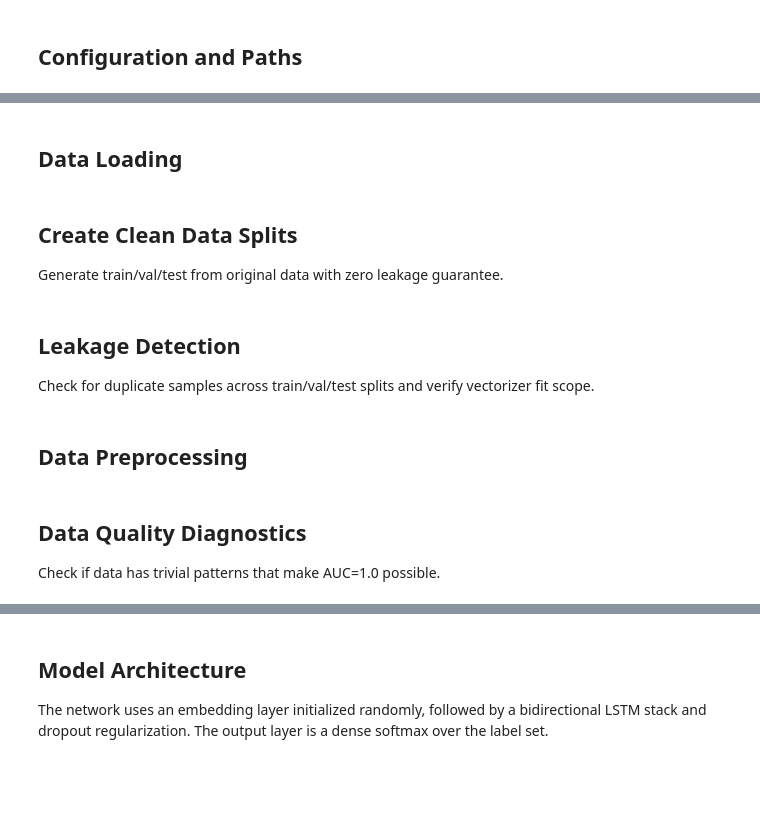
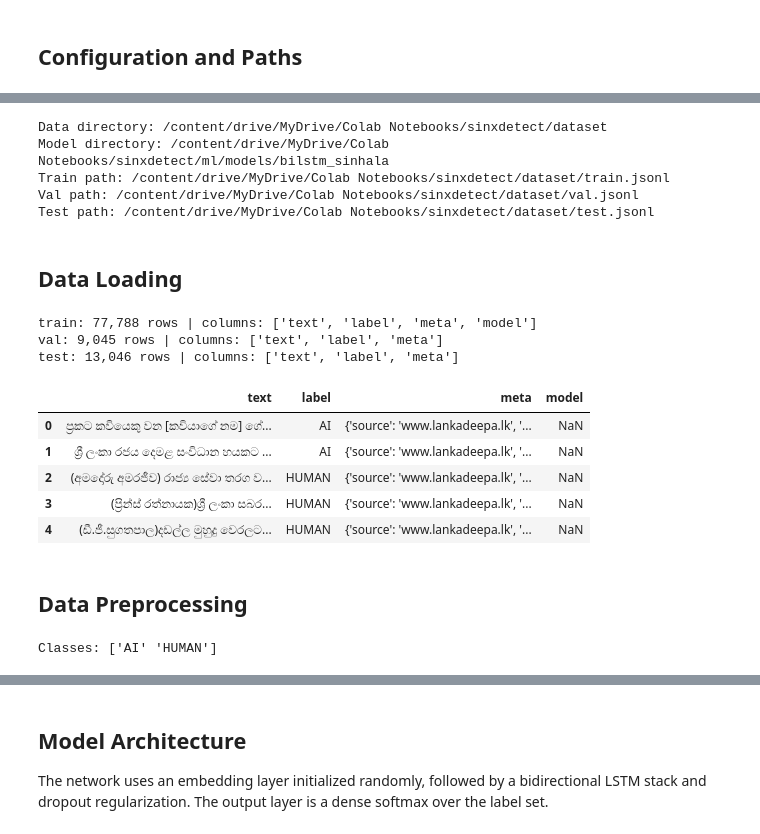
Before and after one commit to movindugunarathna/sinXdetect, a Jupyter notebook: ml/bilstm_text_classifier.ipynb, the cells around one changed output, grey strips where cells are left out. Drawn from its saved outputs; the diff is of its cells as text; code cells hidden in the pictures; blank space fills up the shorter version.

```diff
--- a/ml/bilstm_text_classifier.ipynb
+++ b/ml/bilstm_text_classifier.ipynb
@@ -42,15 +40,17 @@ except ImportError:
 # %%
+from pathlib import Path
+
 # Paths and basic settings
 # Set base directory based on environment
 if DRIVE_MOUNTED:
     # Google Drive path - Update this to match your Google Drive folder structure
-    BASE_DIR = Path('/content/drive/MyDrive/Colab Notebooks/')
+    BASE_DIR = Path("/content/drive/MyDrive/Colab Notebooks/sinxdetect")
     DATA_DIR = BASE_DIR / 'dataset'
     MODEL_DIR = BASE_DIR / 'ml/models/bilstm_sinhala'
 else:
     # Local paths
-    DATA_DIR = Path('ml/dataset')
-    MODEL_DIR = Path('ml/models/bilstm_sinhala')
+    DATA_DIR = Path('dataset/final')
+    MODEL_DIR = Path('models/bilstm_sinhala')
 
 assert DATA_DIR.exists(), f"Dataset directory not found at {DATA_DIR.absolute()}"
 MODEL_DIR.mkdir(parents=True, exist_ok=True)
@@ -63,9 +63,9 @@ SEED = 42
 MAX_TOKENS = 30000  # vocab size for TextVectorization
 SEQ_LEN = 400       # truncate/pad length (tune as needed)
 BATCH_SIZE = 64
-EPOCHS = 6
-EMBED_DIM = 128
-LSTM_UNITS = 128
+EPOCHS = 2  # Reduced from 3 to prevent overfitting
+EMBED_DIM = 64  # Reduced from 128
+LSTM_UNITS = 64  # Reduced from 128
 
 tf.random.set_seed(SEED)
 np.random.seed(SEED)
@@ -79,9 +79,11 @@ print(f"Model directory: {MODEL_DIR.absolute()}")
 print(f"Train path: {TRAIN_PATH.absolute()}")
 print(f"Val path: {VAL_PATH.absolute()}")
 print(f"Test path: {TEST_PATH.absolute()}")
+# %% [output]
+Data directory: /content/drive/MyDrive/Colab Notebooks/sinxdetect/dataset
+Model directory: /content/drive/MyDrive/Colab Notebooks/sinxdetect/ml/models/bilstm_sinhala
+Train path: /content/drive/MyDrive/Colab Notebooks/sinxdetect/dataset/train.jsonl
+Val path: /content/drive/MyDrive/Colab Notebooks/sinxdetect/dataset/val.jsonl
+Test path: /content/drive/MyDrive/Colab Notebooks/sinxdetect/dataset/test.jsonl
 # %% [markdown]
 ## Data Loading
-# %% [markdown]
-## Create Clean Data Splits
-
-Generate train/val/test from original data with zero leakage guarantee.
@@ -107,20 +90,23 @@ train_df, val_df, test_df = remove_duplicates_and_create_splits(
 # %%
-# Load JSONL files into DataFrames (from clean splits just created)
-def read_jsonl(path):
+# Load JSONL files into DataFrames
+def read_jsonl(path: Path) -> pd.DataFrame:
     return pd.read_json(path, lines=True)
 
 train_df = read_jsonl(TRAIN_PATH)
 val_df = read_jsonl(VAL_PATH)
 test_df = read_jsonl(TEST_PATH)
 
 for name, df in [('train', train_df), ('val', val_df), ('test', test_df)]:
     print(f'{name}: {len(df):,} rows | columns: {list(df.columns)}')
 
-print("\nClass distribution:")
-print("Train:", dict(train_df['label'].value_counts()))
-print("Val:", dict(val_df['label'].value_counts()))
-print("Test:", dict(test_df['label'].value_counts()))
+train_df.head()
+# %% [output]
+train: 77,788 rows | columns: ['text', 'label', 'meta', 'model']
+val: 9,045 rows | columns: ['text', 'label', 'meta']
+test: 13,046 rows | columns: ['text', 'label', 'meta']
+|  | text | label | meta | model |
+| 0 | ප්‍රකට කවියෙකු වන [කවියාගේ නම] ගේ... | AI | {'source': 'www.lankadeepa.lk', '... | NaN |
+| 1 | ශ්‍රී ලංකා රජය දෙමළ සංවිධාන හයකට ... | AI | {'source': 'www.lankadeepa.lk', '... | NaN |
+| 2 | (අමදෝරු අමරජීව) රාජ්‍ය සේවා තරග ව... | HUMAN | {'source': 'www.lankadeepa.lk', '... | NaN |
+| 3 | (ප්‍රින්ස් රත්නායක)ශ්‍රී ලංකා සබර... | HUMAN | {'source': 'www.lankadeepa.lk', '... | NaN |
+| 4 | (ඩී.ජී.සුගතපාල)දඩල්ල මුහුදු වෙරලට... | HUMAN | {'source': 'www.lankadeepa.lk', '... | NaN |
-# %% [markdown]
-## Leakage Detection
-
-Check for duplicate samples across train/val/test splits and verify vectorizer fit scope.
@@ -215,7 +126,5 @@ y_test = encode_labels(test_df)
 
 NUM_CLASSES = len(label_encoder.classes_)
 print('Classes:', label_encoder.classes_)
+# %% [output]
+Classes: ['AI' 'HUMAN']
-# %% [markdown]
-## Data Quality Diagnostics
-
-Check if data has trivial patterns that make AUC=1.0 possible.
```
Also changed, not shown: parts of 22 cells of this notebook.
